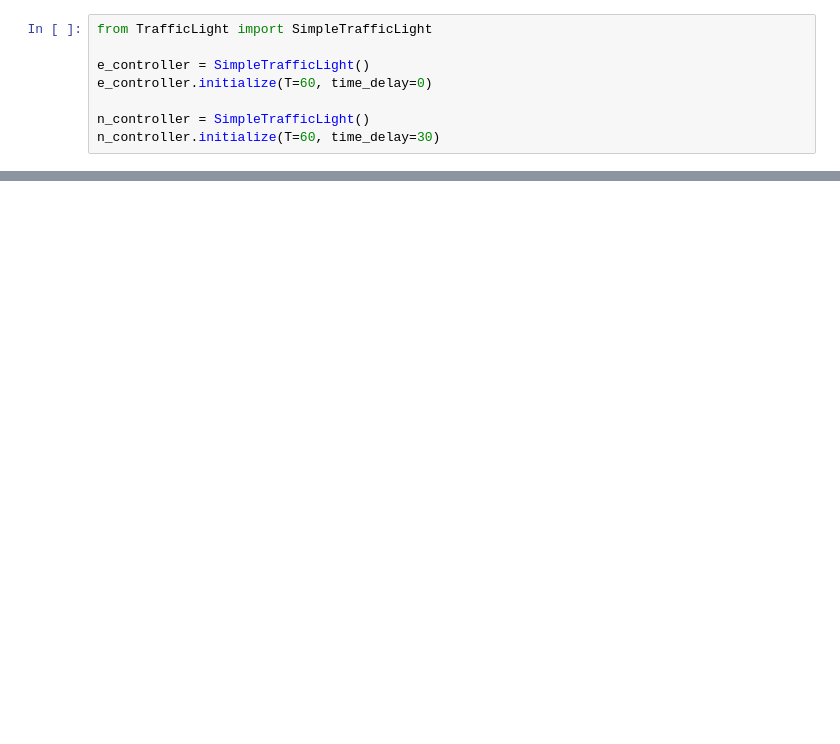
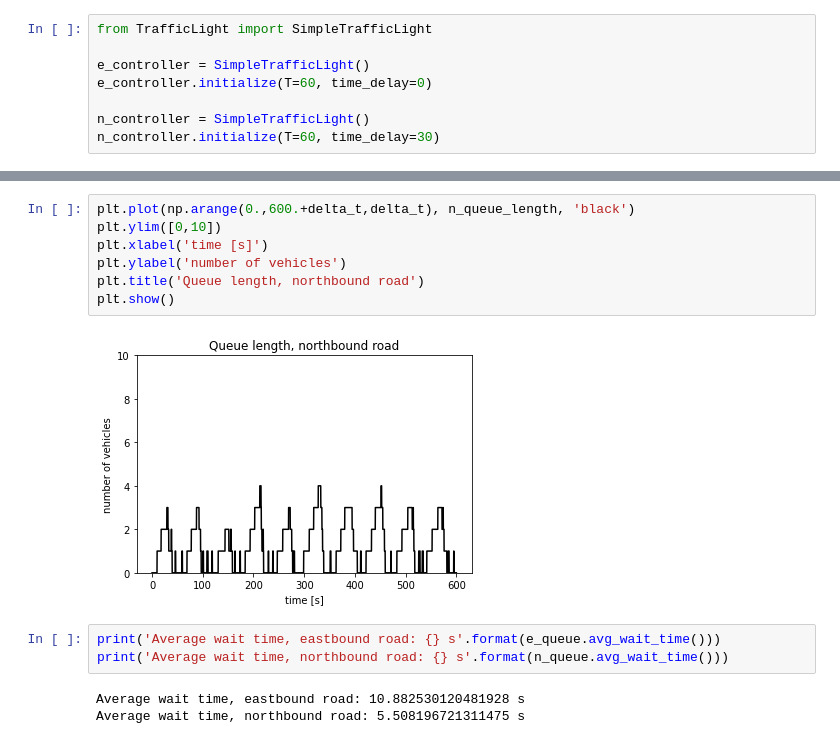
Before and after one commit to KingJohanna/vehicle-traffic-congestion-control, a Jupyter notebook: Simulation.ipynb, the cells around one changed output, grey strips where cells are left out. Saved outputs shown, nothing was run; the diff lists cells and outputs as text; blank space fills up the shorter version.

```diff
--- a/Simulation.ipynb
+++ b/Simulation.ipynb
@@ -41,0 +74,15 @@ n_queue.initialize(avg_arrival_time=15, avg_departure_time=5)
+# %%
+plt.plot(np.arange(0.,600.+delta_t,delta_t), n_queue_length, 'black')
+plt.ylim([0,10])
+plt.xlabel('time [s]')
+plt.ylabel('number of vehicles')
+plt.title('Queue length, northbound road')
+plt.show()
+# %% [output]
+[figure, added]
+# %%
+print('Average wait time, eastbound road: {} s'.format(e_queue.avg_wait_time()))
+print('Average wait time, northbound road: {} s'.format(n_queue.avg_wait_time()))
+# %% [output]
+Average wait time, eastbound road: 10.882530120481928 s
+Average wait time, northbound road: 5.508196721311475 s
```
Also changed, not shown: parts of 7 cells of this notebook, 1 other file.
